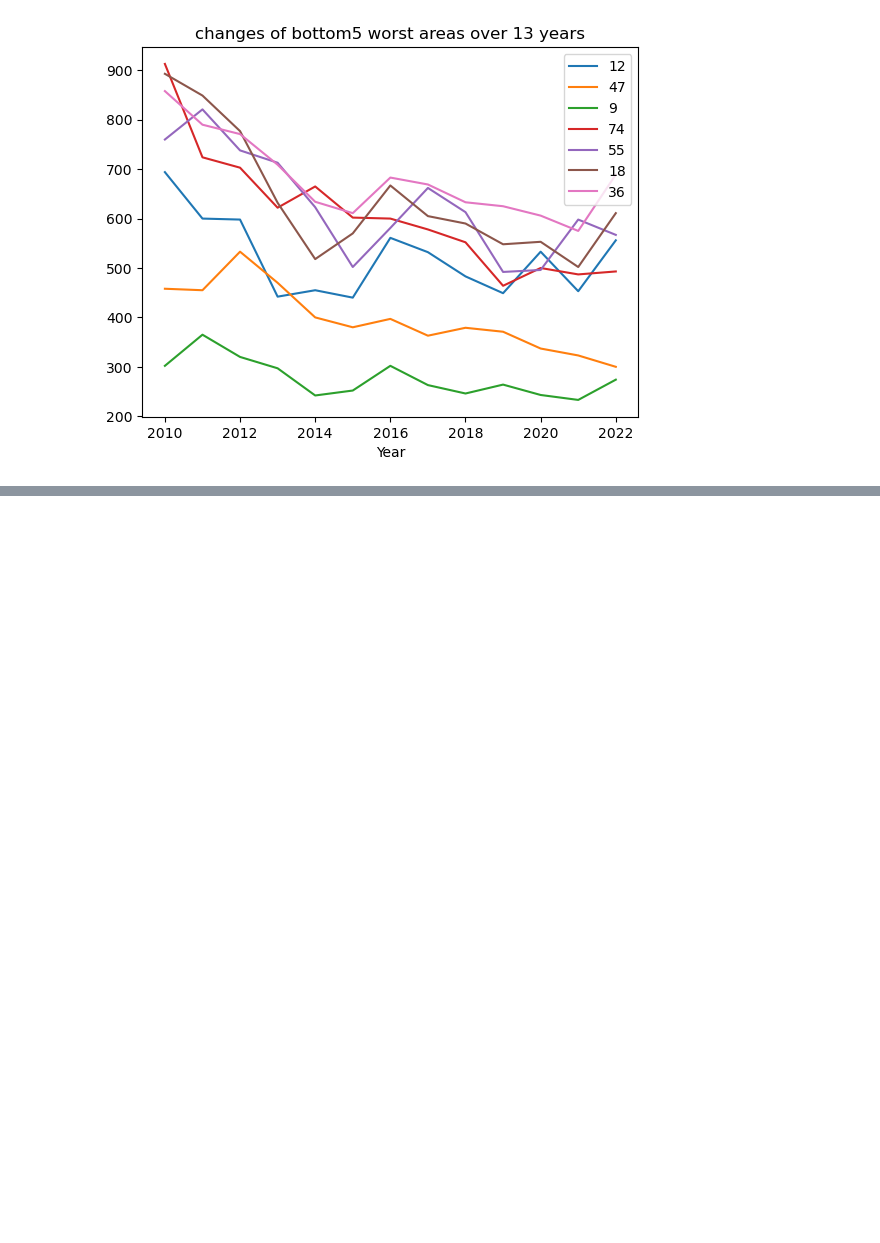
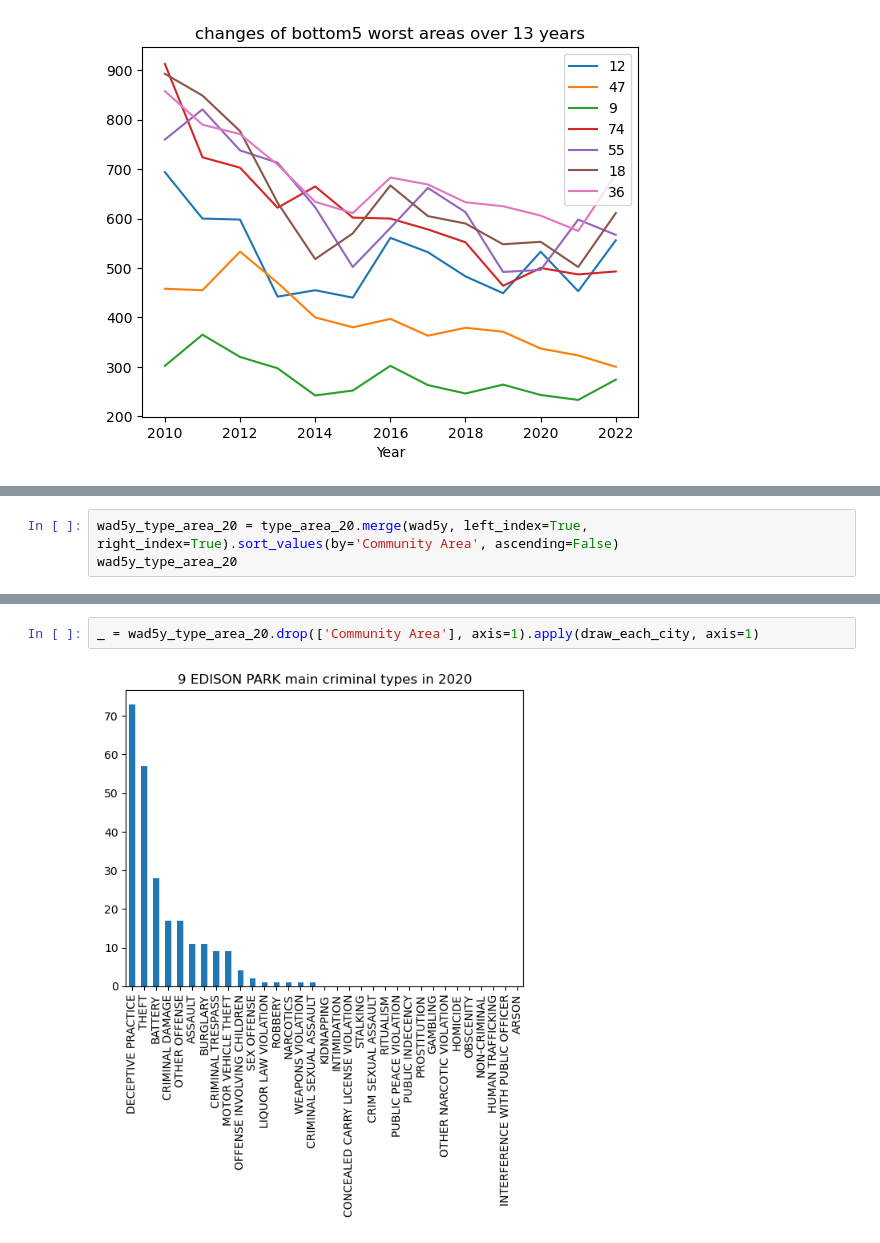
Before and after one commit to COMP5152TEAMWORK/Chicago-Crimes-Analysis, a Jupyter notebook: Chicago Crime Analysis.ipynb, the cells around one changed output, grey strips where cells are left out. Drawn from its saved outputs; the diff is of its cells as text; blank space fills up the shorter version.

```diff
--- a/Chicago Crime Analysis.ipynb
+++ b/Chicago Crime Analysis.ipynb
@@ -497,0 +568,3 @@ Text(0.5, 1.0, 'changes of bottom5 worst areas over 13 years')
+# %%
+wad5y_type_area_20 = type_area_20.merge(wad5y, left_index=True, right_index=True).sort_values(by='Community Area', ascending=False)
+wad5y_type_area_20
@@ -497,0 +581,4 @@ Text(0.5, 1.0, 'changes of bottom5 worst areas over 13 years')
+# %%
+_ = wad5y_type_area_20.drop(['Community Area'], axis=1).apply(draw_each_city, axis=1)
+# %% [output]
+[figure, added]
```
Also changed, not shown: parts of 13 cells of this notebook.
